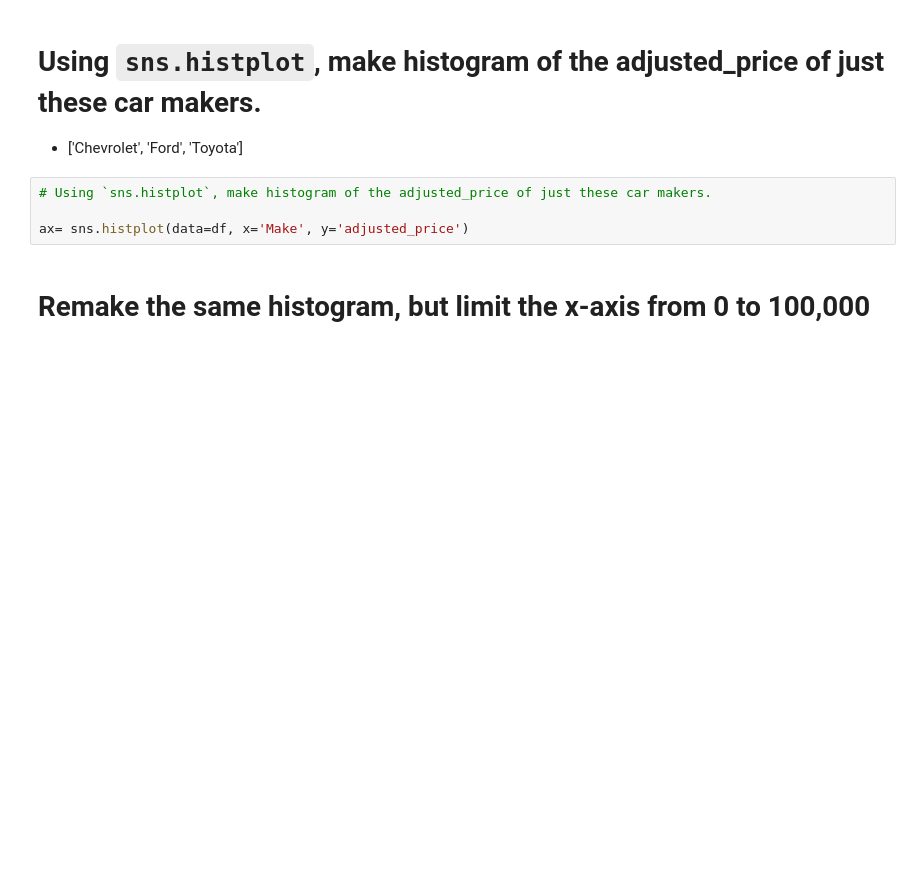
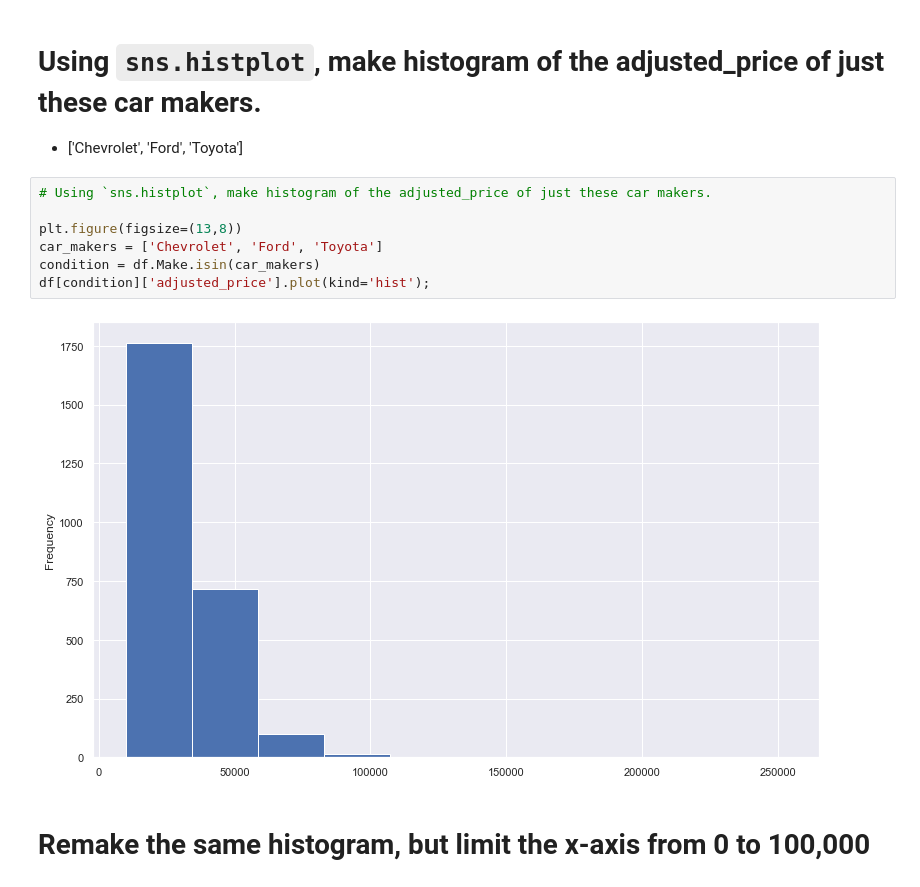
Before and after one commit to xiaqian1999/2020-fall-data-science, a Jupyter notebook: Week2-EDA/Exercise-EDA.ipynb, the cells around one changed output. Drawn from its saved outputs; the diff is of its cells as text; blank space fills up the shorter version.

```diff
--- a/Week2-EDA/Exercise-EDA.ipynb
+++ b/Week2-EDA/Exercise-EDA.ipynb
@@ -215,7 +221,12 @@ Name: adjusted_price, dtype: float64
 # %%
 # Using `sns.histplot`, make histogram of the adjusted_price of just these car makers.
 
-ax= sns.histplot(data=df, x='Make', y='adjusted_price')
+plt.figure(figsize=(13,8))
+car_makers = ['Chevrolet', 'Ford', 'Toyota']
+condition = df.Make.isin(car_makers)
+df[condition]['adjusted_price'].plot(kind='hist');
+# %% [output]
+[figure, added]
 # %% [markdown]
 # Remake the same histogram, but limit the x-axis from 0 to 100,000
 # %%
```
Also changed, not shown: parts of 12 cells of this notebook.
